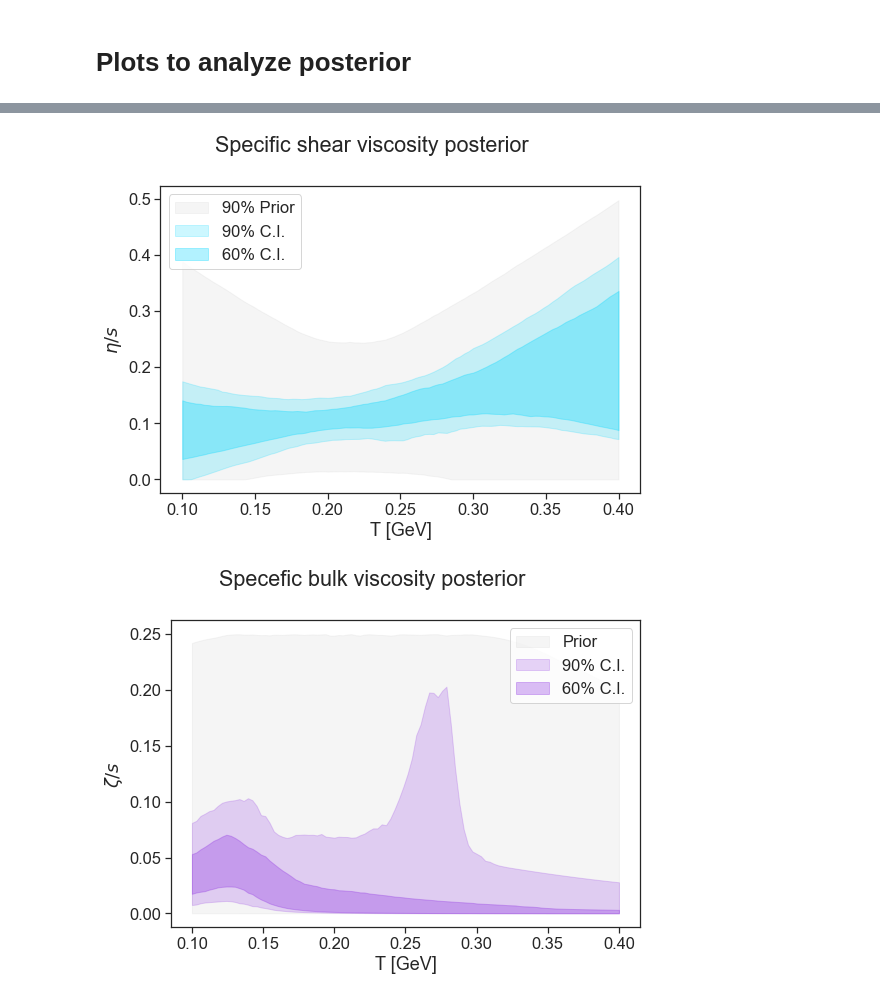
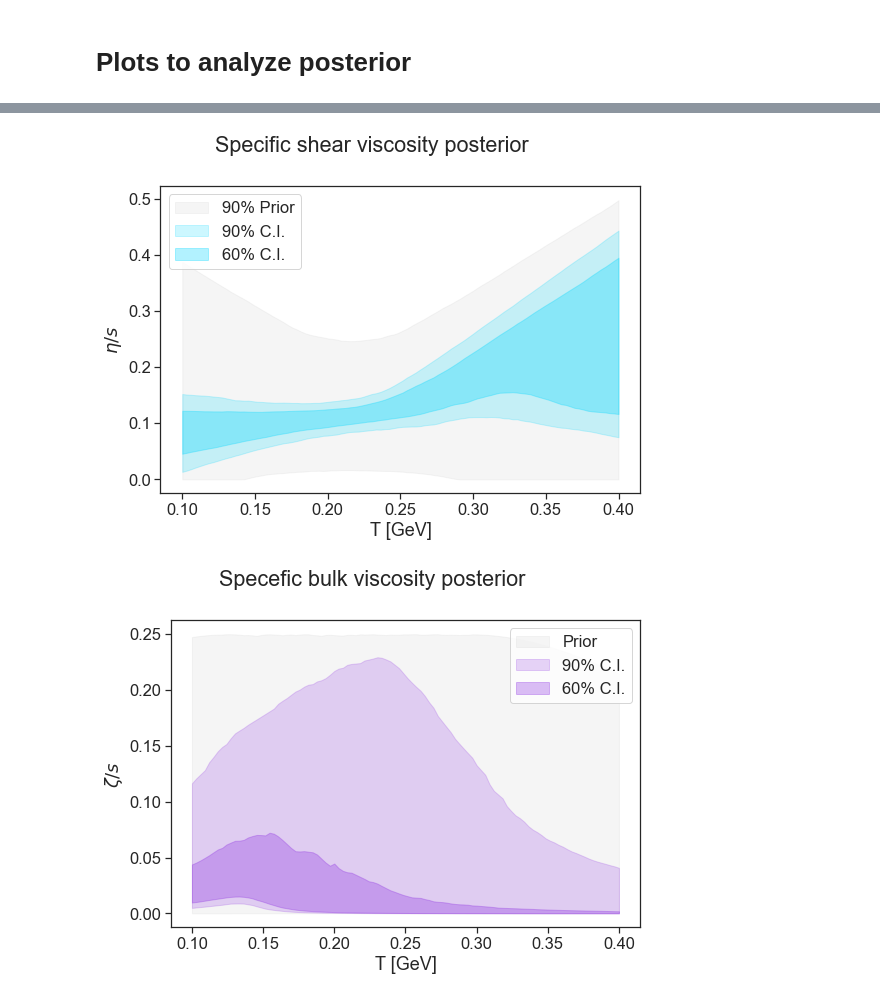
Before and after one commit to danOSU/observables, a Jupyter notebook: vah_design/emulation/analyze.ipynb, the cells around one changed output, grey strips where cells are left out. Saved outputs shown, nothing was run; the diff lists cells and outputs as text; code cells hidden in the pictures.

Commit message:
PCSK posterior with 40,000 samples

```diff
--- a/vah_design/emulation/analyze.ipynb
+++ b/vah_design/emulation/analyze.ipynb
@@ -36,8 +36,8 @@ No handles with labels found to put in legend.
 # %%
-plot_shear(post_df,'PCSK',xlimits, 1000,1)
+plot_shear(post_df,'PCSK',xlimits, 40000,1)
 # %% [output]
-[figure, old version]
+[figure, new version]
 # %%
-plot_bulk(post_df,'PCSK',xlimits, 1000,1)
+plot_bulk(post_df,'PCSK',xlimits, 40000,1)
 # %% [output]
-[figure, old version]
+[figure, new version]
```
Also changed, not shown: parts of 5 cells of this notebook.
